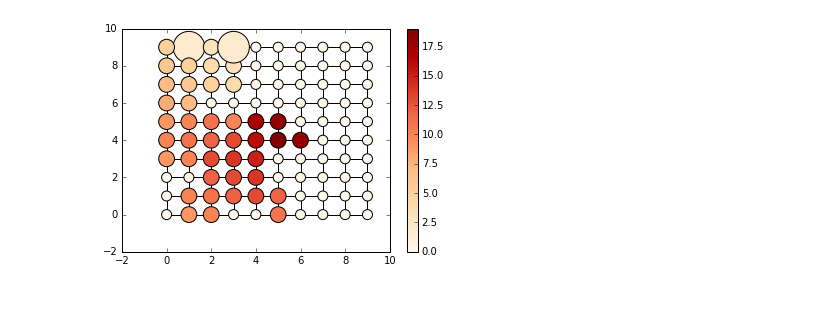
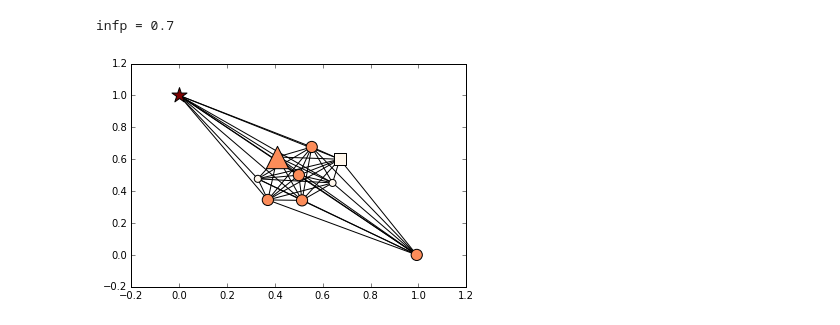
Before and after one commit to xiaohan2012/active-infection-source-finding, a Jupyter notebook: infection_time_distribution.ipynb, the cells around one changed output. Saved outputs shown, nothing was run; the diff lists cells and outputs as text; code cells hidden in the pictures.

```diff
--- a/infection_time_distribution.ipynb
+++ b/infection_time_distribution.ipynb
@@ -28,3 +23,15 @@ pos = {n: np.array(n) for n in g.nodes()}
+# %%
+gtype = CLIQUE
+g, times_by_source, source2nodeid_counter = load_data_by_gtype(gtype)
+u, v = next(g.edges_iter())
+infp = g[u][v]['p']
+print('infp = {}'.format(infp))
+if gtype == GRID:
+    pos = {n: np.array(n) for n in g.nodes()}
+else:
+    pos = nx.spring_layout(g)
+# %% [output]
+infp = 0.7
 # %%
 N = 5000
 source, obs_nodes, infection_times, tree = make_input(g, infp, 0.05, sampling_method='late_nodes')
@@ -38,12 +45,16 @@ for i in range(N):
     times_list.append(times)
 
 times_array = np.array(times_list)
-# %%
-kwargs =get_display_kwargs(g, infection_times, obs_nodes=obs_nodes)
-nx.draw_networkx(g, pos=pos, with_labels=False, **kwargs)
-add_colorbar(kwargs['node_color'])
-# %% [output]
-[figure, removed]
+# %%
+node2weight = infeciton_time2weight(infection_times)
+
+plot_snapshot(g, pos, node2weight,
+              query_node=0,
+              source_node=source,
+              queried_nodes=obs_nodes,
+              max_node_size=500)
+# %% [output]
+[figure, added]
 # %%
 def extract_non_inf(arr):
     return arr[np.invert(np.isinf(arr))]
```
Also changed, not shown: parts of 5 cells of this notebook, 6 other files.
